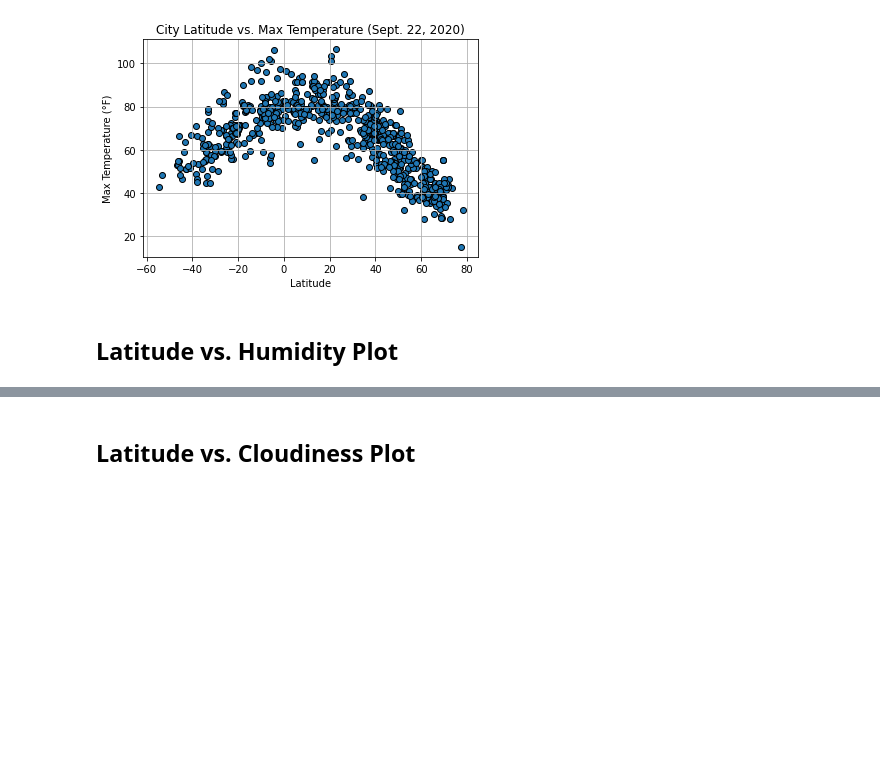
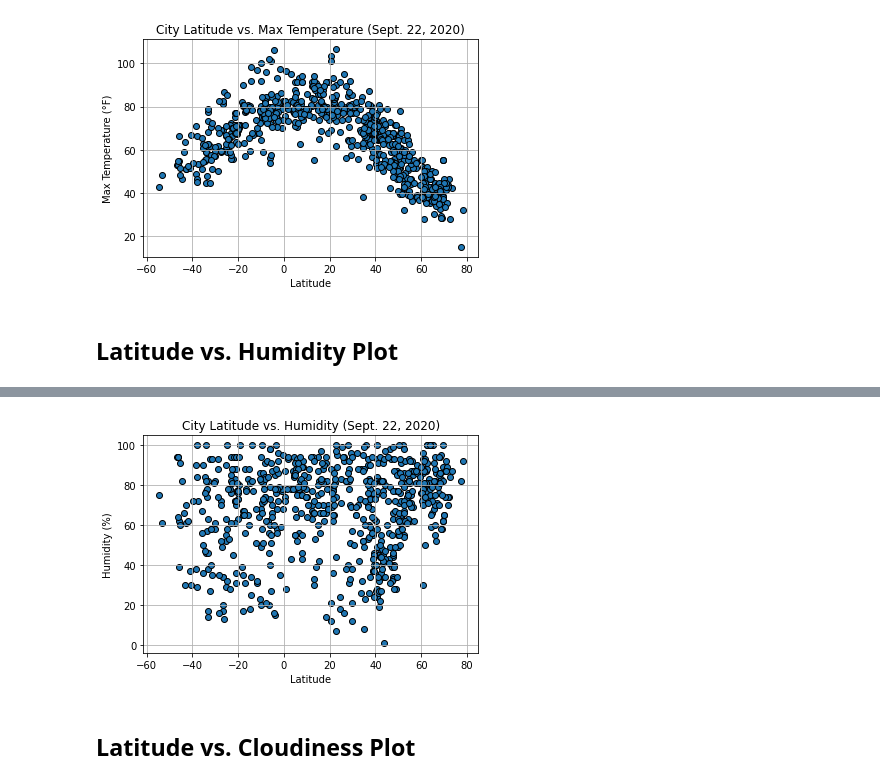
Before and after one commit to jdkwak1994/python-api-challenge, a Jupyter notebook: WeatherPy.ipynb, the cells around one changed output, grey strips where cells are left out. Saved outputs shown, nothing was run; the diff lists cells and outputs as text; code cells hidden in the pictures; blank space fills up the shorter version.

```diff
--- a/WeatherPy.ipynb
+++ b/WeatherPy.ipynb
@@ -176,2 +175,17 @@ FileNotFoundError: [Errno 2] No such file or directory: 'output_resource/lat_vs_
+# %%
+# make scatter plot
+plt.scatter(city_data_df["Lat"], city_data_df["Humidity"], edgecolor="black")
+plt.grid()
+
+# add labels
+plt.xlabel("Latitude")
+plt.ylabel("Humidity (%)")
+plt.title("City Latitude vs. Humidity (Sept. 22, 2020)")
+
+# save and show
+plt.savefig("output_resource/lat_vs_humid.png")
+plt.show()
+# %% [output]
+[figure, added]
 # %% [markdown]
 ## Latitude vs. Cloudiness Plot
```
Also changed, not shown: parts of 27 cells of this notebook, 11 other files.
